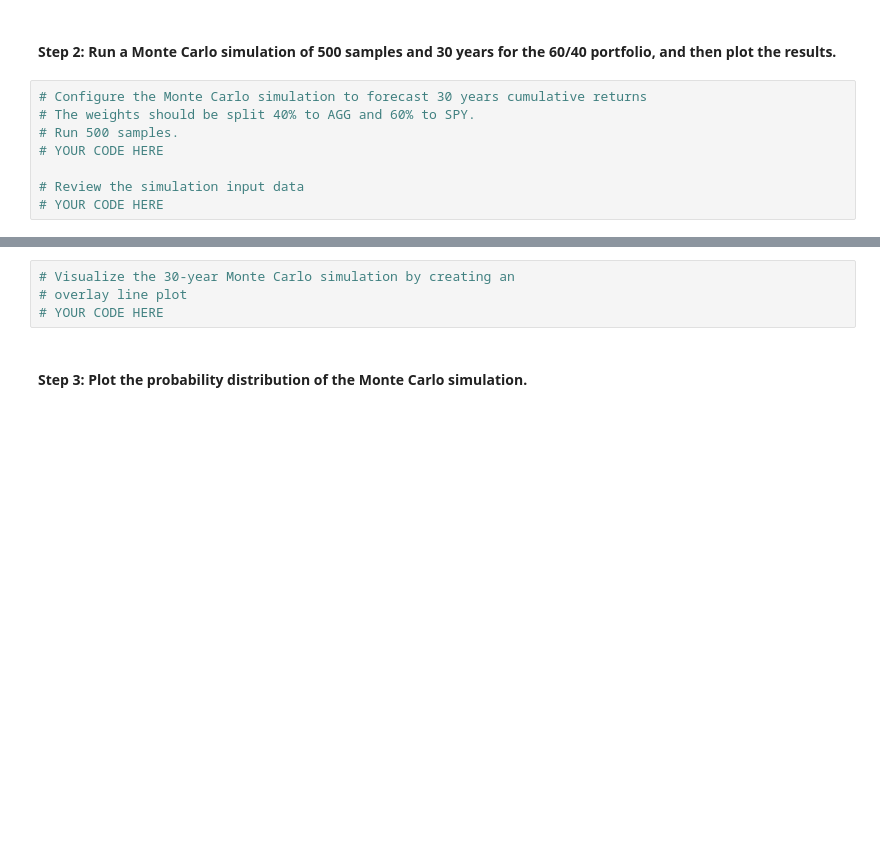
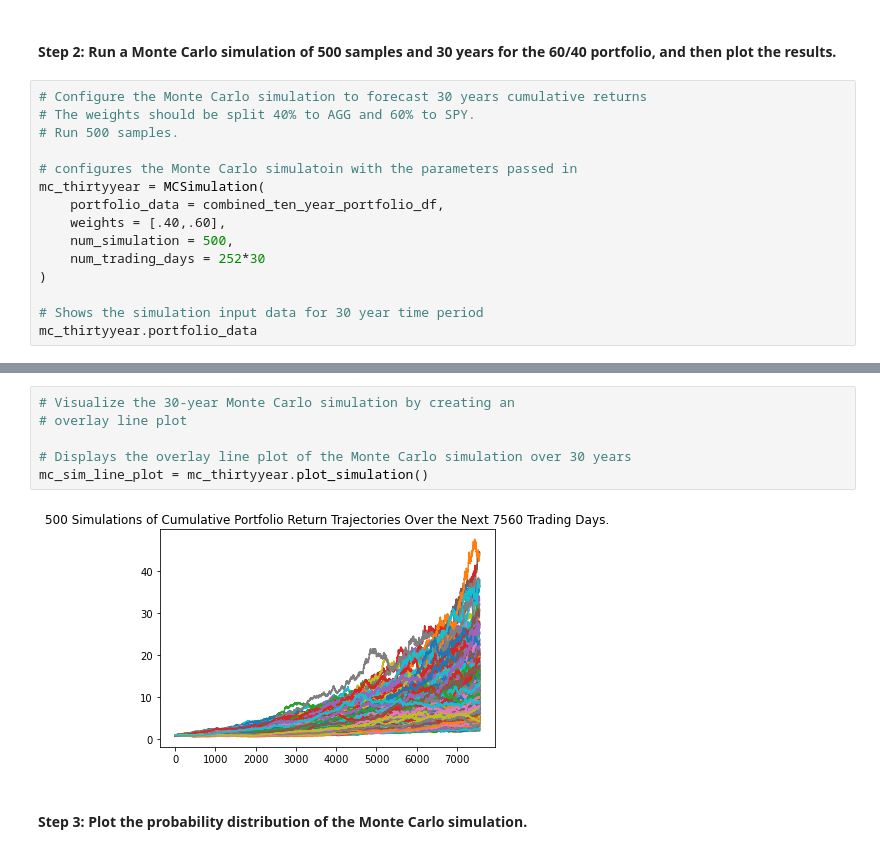
Before and after one commit to mckayav3/Financial-Planning-Tool, a Jupyter notebook: Financial Planning with APIs and Simulations/financial_planning_tools.ipynb, the cells around one changed output, grey strips where cells are left out. Saved outputs shown, nothing was run; the diff lists cells and outputs as text; blank space fills up the shorter version.

Commit message:
finished code lines and added comments

```diff
--- a/Financial Planning with APIs and Simulations/financial_planning_tools.ipynb
+++ b/Financial Planning with APIs and Simulations/financial_planning_tools.ipynb
@@ -461,7 +516,14 @@ end
 # Configure the Monte Carlo simulation to forecast 30 years cumulative returns
 # The weights should be split 40% to AGG and 60% to SPY.
 # Run 500 samples.
-# YOUR CODE HERE
 
-# Review the simulation input data
-# YOUR CODE HERE
+# configures the Monte Carlo simulatoin with the parameters passed in
+mc_thirtyyear = MCSimulation(
+    portfolio_data = combined_ten_year_portfolio_df,
+    weights = [.40,.60],
+    num_simulation = 500,
+    num_trading_days = 252*30
+)
+
+# Shows the simulation input data for 30 year time period
+mc_thirtyyear.portfolio_data
@@ -471,7 +580,11 @@ end
 # %%
 # Visualize the 30-year Monte Carlo simulation by creating an
 # overlay line plot
-# YOUR CODE HERE
+
+# Displays the overlay line plot of the Monte Carlo simulation over 30 years
+mc_sim_line_plot = mc_thirtyyear.plot_simulation()
+# %% [output]
+[figure, added]
 # %% [markdown]
 #### Step 3: Plot the probability distribution of the Monte Carlo simulation.
 # %%
```
Also changed, not shown: parts of 33 cells of this notebook.
